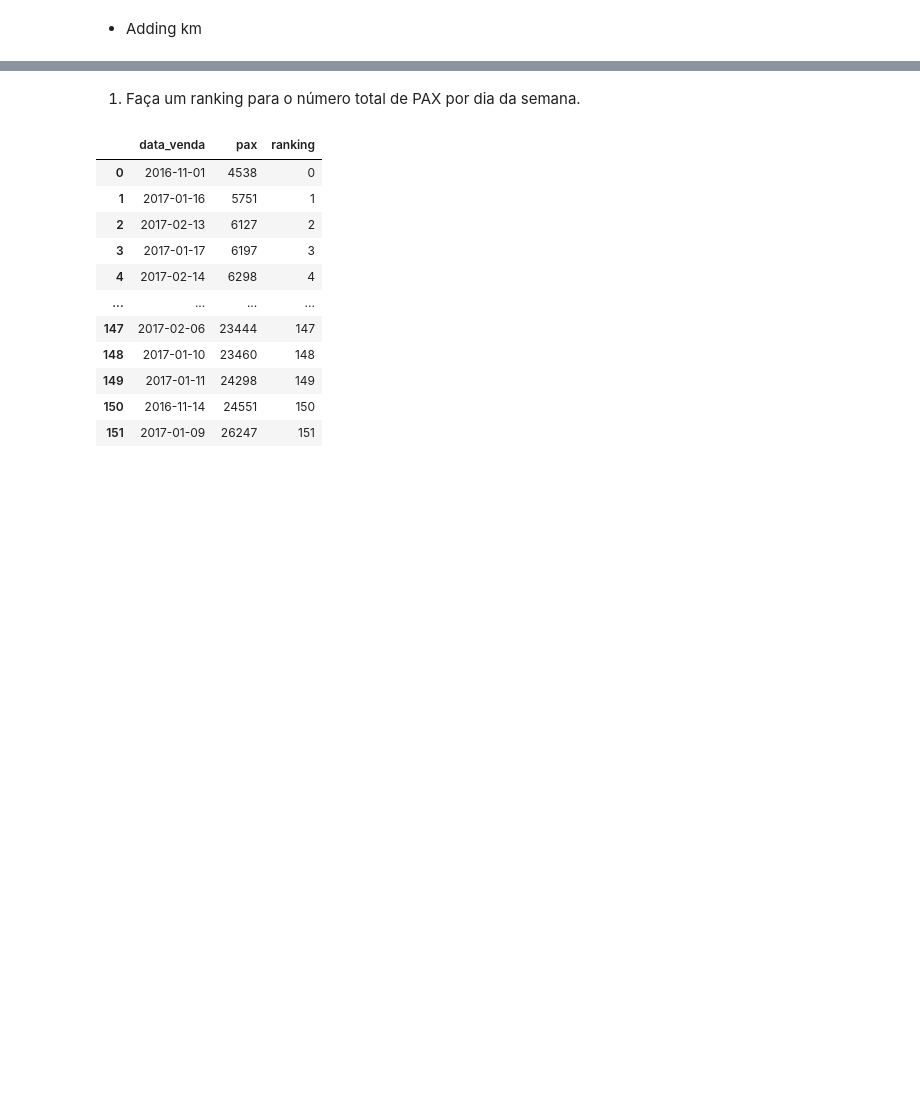
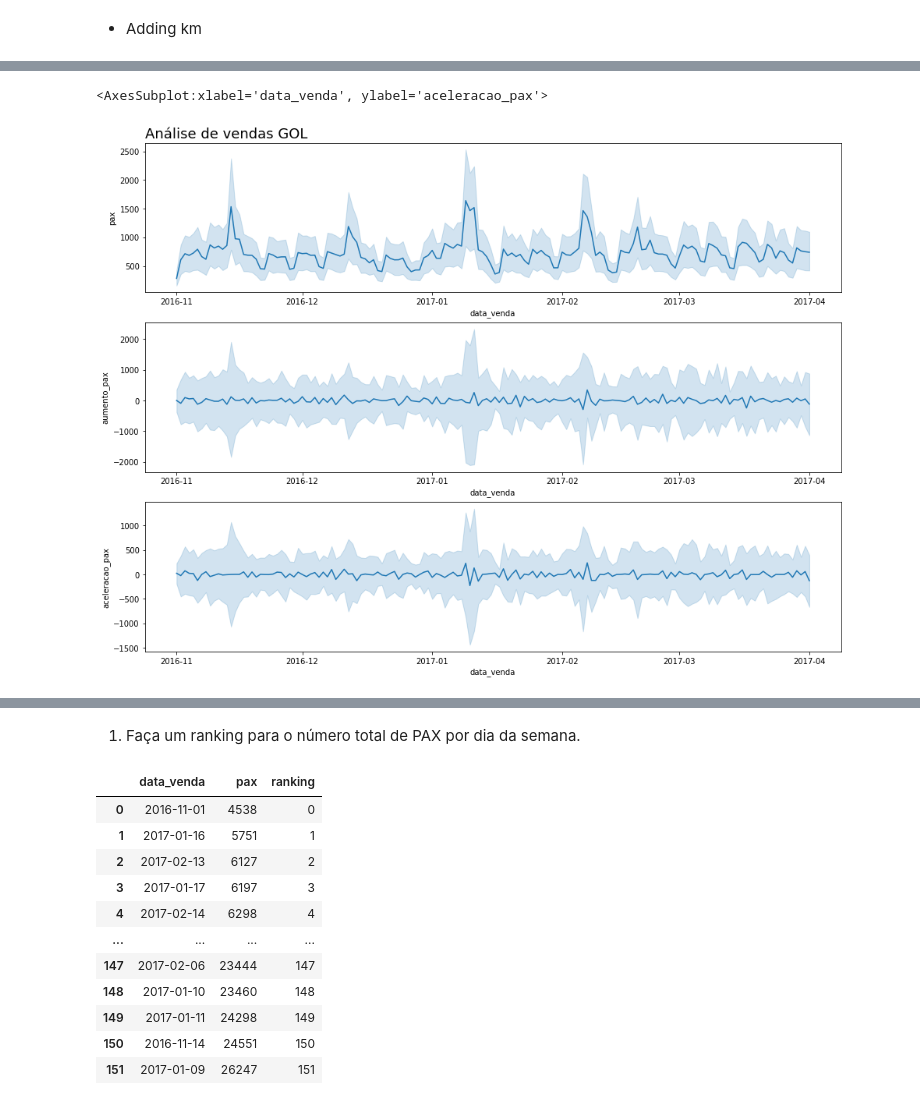
Before and after one commit to alexaugusto23/Gol_Cases, a Jupyter notebook: case01.ipynb, the cells around one changed output, grey strips where cells are left out. Saved outputs shown, nothing was run; the diff lists cells and outputs as text; code cells hidden in the pictures; blank space fills up the shorter version.

```diff
--- a/case01.ipynb
+++ b/case01.ipynb
@@ -125,0 +155,23 @@ _df['km'] = _df['rpk'] / _df['pax']
+# %%
+def plot_comparacao(x, y1,y2,y3, y4=None, params=False, dataset=None, titulo=None):
+    plt.figure(figsize=(16,12))
+    if params:
+        ax = plt.subplot(4,1,1)
+        ax.set_title(titulo, fontsize=18, loc='left')
+        sns.lineplot(x = x, y = y1, data = dataset)
+        ax = plt.subplot(4,1,2)
+        sns.lineplot(x = x, y = y2, data = dataset)
+        ax = plt.subplot(4,1,3)
+        sns.lineplot(x = x, y = y3, data = dataset)
+        ax = plt.subplot(4,1,4)
+        sns.lineplot(x = x, y = y4, data = dataset)
+    else:
+        ax = plt.subplot(3,1,1)
+        ax.set_title(titulo, fontsize=18, loc='left')
+        sns.lineplot(x = x, y = y1, data = dataset)
+        ax = plt.subplot(3,1,2)
+        sns.lineplot(x = x, y = y2, data = dataset)
+        ax = plt.subplot(3,1,3)
+        sns.lineplot(x = x, y = y3, data = dataset)
+    ax = ax
+    return ax
@@ -125,0 +201,5 @@ _df['km'] = _df['rpk'] / _df['pax']
+# %%
+plot_comparacao(x='data_venda', y1='pax', y2='aumento_pax', y3='aceleracao_pax', dataset=_df, titulo='Análise de vendas GOL')
+# %% [output]
+<AxesSubplot:xlabel='data_venda', ylabel='aceleracao_pax'>
+[figure, added]
```
Also changed, not shown: parts of 21 cells of this notebook.
